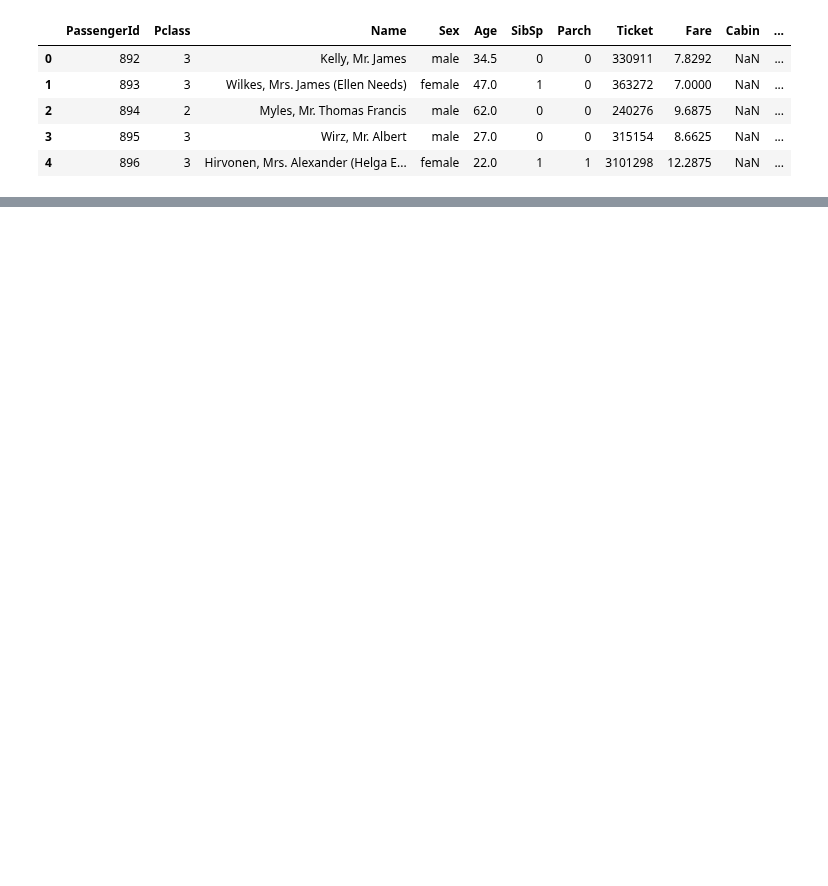
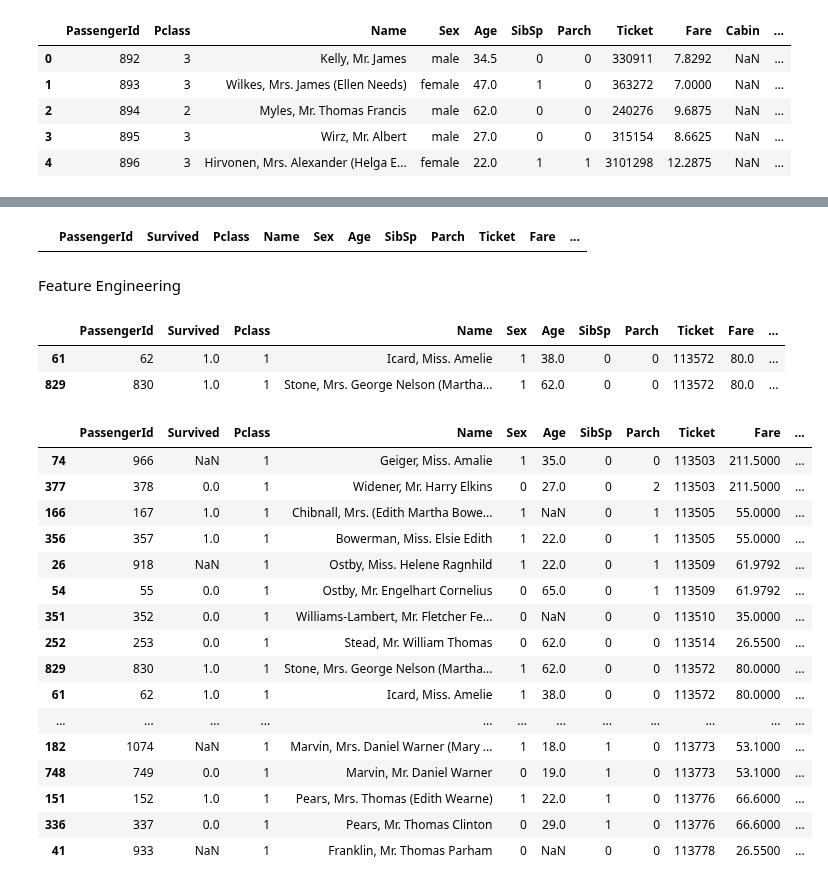
Before and after one commit to miji-lee-kr/titanic_practice, a Jupyter notebook: titanic.ipynb, the cells around one changed output, grey strips where cells are left out. Cells and saved outputs as stored; diff of their text form; code cells hidden in the pictures; blank space fills up the shorter version.

Commit message:
feature engineering - embarked

```diff
--- a/titanic.ipynb
+++ b/titanic.ipynb
@@ -1,7 +1,7 @@
 # %%
 import pandas as pd
-test = pd.read_csv('/Users/miji.lee/Downloads/titanic/test.csv')
-train = pd.read_csv('/Users/miji.lee/Downloads/titanic/train.csv')
+test = pd.read_csv('/Users/miji.lee/Desktop/ML Practice/titanic/test.csv')
+train = pd.read_csv('/Users/miji.lee/Desktop/ML Practice/titanic/train.csv')
 test.head()
 # %% [output]
 |  | PassengerId | Pclass | Name | Sex | Age | SibSp | Parch | Ticket | Fare | Cabin | ... |
@@ -140,0 +293,74 @@ fig.show()
+# %%
+# unstack를 이용해서 나이별로 생존율을 보고 싶은데 소수가 있음 -> 정수로 바꾸자
+
+train_age = train.copy()
+
+# Age 결측치 삭제
+train_age = train_age.dropna(subset = ['Age'])
+
+# 나이 소수점이 수상해서 소수점 나이인 것만 뽑아보자
+
+train_age_non =train_age[train_age['Age'] %1 !=0]
+
+# 소수점 나이들을 정수로 바꾸자
+
+train_age['Age_int'] = train_age['Age'].astype(int)
+
+train_age_check = train_age[train_age['Age_int'] %1 !=0]
+train_age_check
+# %% [output]
+|  | PassengerId | Survived | Pclass | Name | Sex | Age | SibSp | Parch | Ticket | Fare | ... |
+# %% [markdown]
+Feature Engineering
+# %%
+# 트레인셋, 테스트셋 합치기
+# 전처리 둘 다 동일하게 해주기 위해
+
+df = pd.concat([train, test])
+
+n_train = len(train) # 행의 수 카운트 (이따 트레인 다시 나눌 때 이 갯수로 나눔)
+n_test = len(test)
+# %%
+# 숫자가 아닌 데이터를 숫자로 바꾸기
+
+# 범주형이 간단하니 범주형부터 시작
+
+df['Sex'].isnull().sum() # null 없음부터 확인. null 있으면 에러 나서
+
+gender = {'male':0, 'female':1}
+df['Sex'] = df['Sex'].map(gender) # map은 1:1로 대응시켜서 값 바꿔줌
+
+# Pclass는 범주형이지만 이미 숫자니 따로 안바꿈
+# %%
+df['Embarked'].isnull().sum() # 2개 결측치 발견
+
+df.loc[df['Embarked'].isnull()] # Embarked 값 없는 행 번호를 트루 조건문으로 뽑아내서 []로 locate
+# %% [output]
+|  | PassengerId | Survived | Pclass | Name | Sex | Age | SibSp | Parch | Ticket | Fare | ... |
+| 61 | 62 | 1.0 | 1 | Icard, Miss. Amelie | 1 | 38.0 | 0 | 0 | 113572 | 80.0 | ... |
+| 829 | 830 | 1.0 | 1 | Stone, Mrs. George Nelson (Martha... | 1 | 62.0 | 0 | 0 | 113572 | 80.0 | ... |
+# %%
+# 가정 - embarked 된 항구에서 Ticket 번호 몇번부터 몇번까지 쫙 끊고 했을 것이다
+# 티켓 번호를 기준으로 오름차순 정렬한 뒤 -> NaN 티켓이 보일 때까지 주변 줄들을 끊어봄
+
+df.sort_values(['Ticket'], ascending = True)[55:65]
+
+# 113572기준으로 바로 위 아래가 전부 S -> 가정이 맞은듯. S로 채우자
+# %% [output]
+|  | PassengerId | Survived | Pclass | Name | Sex | Age | SibSp | Parch | Ticket | Fare | ... |
+| 74 | 966 | NaN | 1 | Geiger, Miss. Amalie | 1 | 35.0 | 0 | 0 | 113503 | 211.5000 | ... |
+| 377 | 378 | 0.0 | 1 | Widener, Mr. Harry Elkins | 0 | 27.0 | 0 | 2 | 113503 | 211.5000 | ... |
+| 166 | 167 | 1.0 | 1 | Chibnall, Mrs. (Edith Martha Bowe... | 1 | NaN | 0 | 1 | 113505 | 55.0000 | ... |
+| 356 | 357 | 1.0 | 1 | Bowerman, Miss. Elsie Edith | 1 | 22.0 | 0 | 1 | 113505 | 55.0000 | ... |
+| 26 | 918 | NaN | 1 | Ostby, Miss. Helene Ragnhild | 1 | 22.0 | 0 | 1 | 113509 | 61.9792 | ... |
+| 54 | 55 | 0.0 | 1 | Ostby, Mr. Engelhart Cornelius | 0 | 65.0 | 0 | 1 | 113509 | 61.9792 | ... |
+| 351 | 352 | 0.0 | 1 | Williams-Lambert, Mr. Fletcher Fe... | 0 | NaN | 0 | 0 | 113510 | 35.0000 | ... |
+| 252 | 253 | 0.0 | 1 | Stead, Mr. William Thomas | 0 | 62.0 | 0 | 0 | 113514 | 26.5500 | ... |
+| 829 | 830 | 1.0 | 1 | Stone, Mrs. George Nelson (Martha... | 1 | 62.0 | 0 | 0 | 113572 | 80.0000 | ... |
+| 61 | 62 | 1.0 | 1 | Icard, Miss. Amelie | 1 | 38.0 | 0 | 0 | 113572 | 80.0000 | ... |
+| ... | ... | ... | ... | ... | ... | ... | ... | ... | ... | ... | ... |
+| 182 | 1074 | NaN | 1 | Marvin, Mrs. Daniel Warner (Mary ... | 1 | 18.0 | 1 | 0 | 113773 | 53.1000 | ... |
+| 748 | 749 | 0.0 | 1 | Marvin, Mr. Daniel Warner | 0 | 19.0 | 1 | 0 | 113773 | 53.1000 | ... |
+| 151 | 152 | 1.0 | 1 | Pears, Mrs. Thomas (Edith Wearne) | 1 | 22.0 | 1 | 0 | 113776 | 66.6000 | ... |
+| 336 | 337 | 0.0 | 1 | Pears, Mr. Thomas Clinton | 0 | 29.0 | 1 | 0 | 113776 | 66.6000 | ... |
+| 41 | 933 | NaN | 1 | Franklin, Mr. Thomas Parham | 0 | NaN | 0 | 0 | 113778 | 26.5500 | ... |
```
Also changed, not shown: parts of 19 cells of this notebook, 5 other files.
